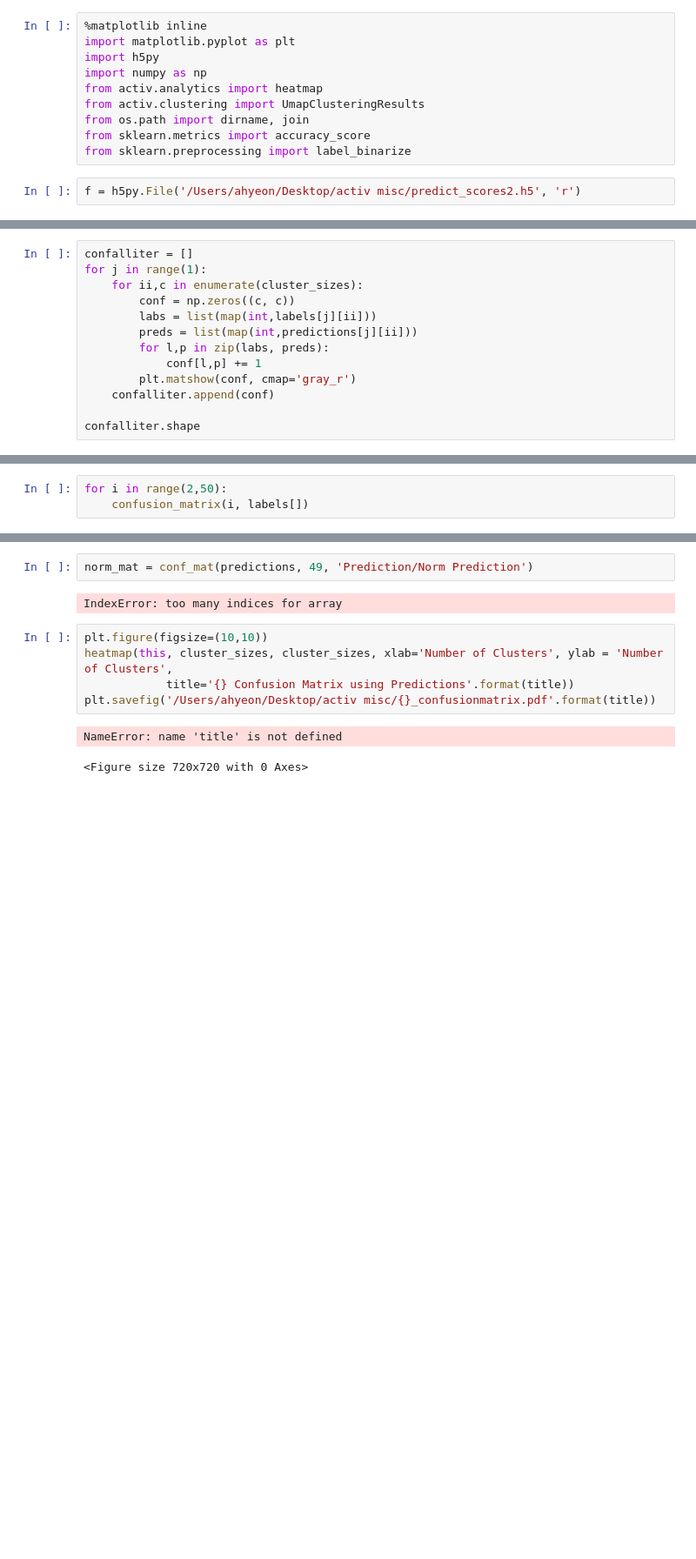
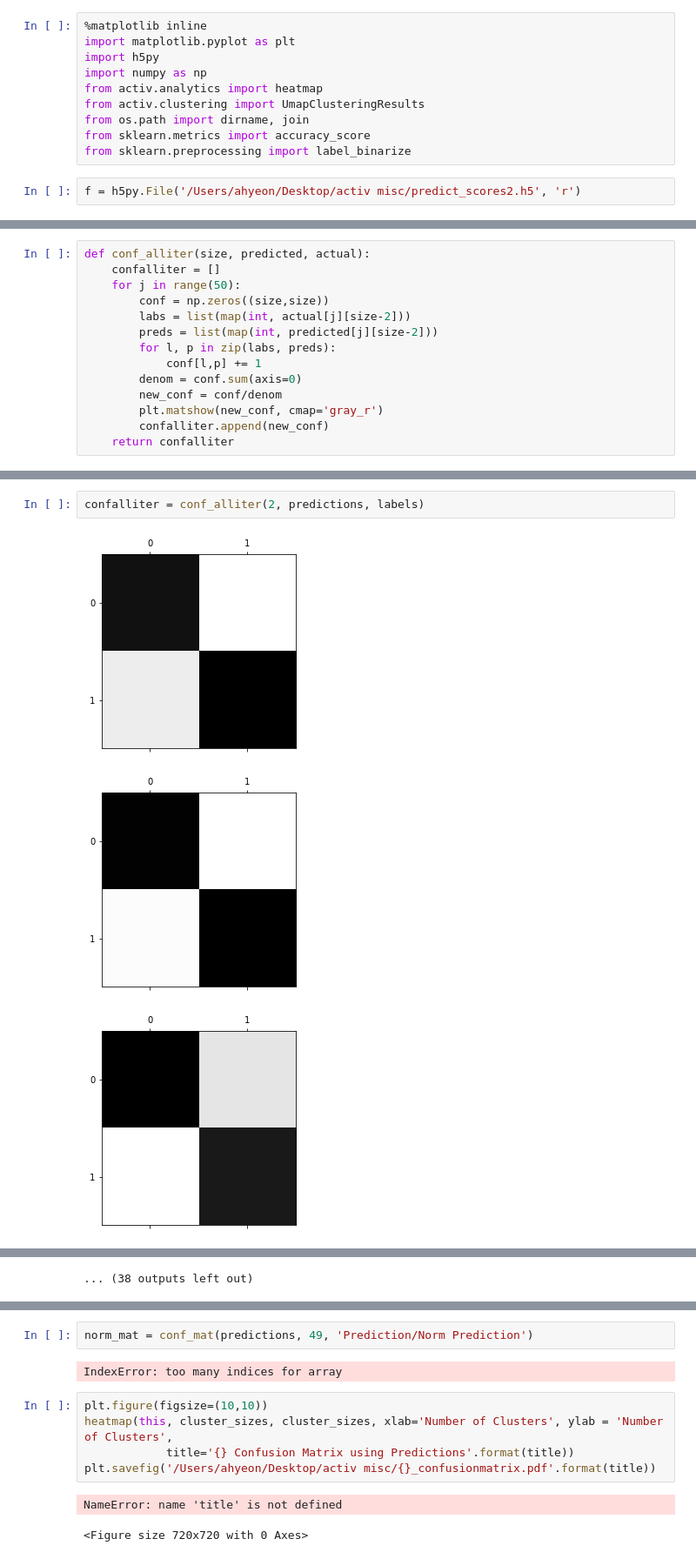
Before and after one commit to BouchardLab/ML_4_prec_prognosis, a Jupyter notebook: notebooks/sensitivity_specificity.ipynb, the cells around one changed output, grey strips where cells are left out. Shown at 87% size. Saved outputs shown, nothing was run; the diff lists cells and outputs as text; blank space fills up the shorter version.

Commit message:
confusion matrix values not running

```diff
--- a/notebooks/sensitivity_specificity.ipynb
+++ b/notebooks/sensitivity_specificity.ipynb
@@ -26,13 +19,14 @@ normed = predictions/norm_predictions
 # %%
-confalliter = []
-for j in range(1):
-    for ii,c in enumerate(cluster_sizes):
-        conf = np.zeros((c, c))
-        labs = list(map(int,labels[j][ii]))
-        preds = list(map(int,predictions[j][ii]))
-        for l,p in zip(labs, preds):
+def conf_alliter(size, predicted, actual):
+    confalliter = []
+    for j in range(50):
+        conf = np.zeros((size,size))
+        labs = list(map(int, actual[j][size-2]))
+        preds = list(map(int, predicted[j][size-2]))
+        for l, p in zip(labs, preds):
             conf[l,p] += 1
-        plt.matshow(conf, cmap='gray_r')
-    confalliter.append(conf)
-
-confalliter.shape
+        denom = conf.sum(axis=0)
+        new_conf = conf/denom
+        plt.matshow(new_conf, cmap='gray_r')
+        confalliter.append(new_conf)
+    return confalliter
@@ -53,3 +33,6 @@ AttributeError: 'list' object has no attribute 'shape'
-# %%
-for i in range(2,50):
-    confusion_matrix(i, labels[])
+# %%
+confalliter = conf_alliter(2, predictions, labels)
+# %% [output]
+[figure, added]
+[figure, added]
+[figure, added]
@@ -55,0 +48 @@ for i in range(2,50):
+... (38 outputs left out)
```
Also changed, not shown: parts of 17 cells of this notebook, 3 other files.
